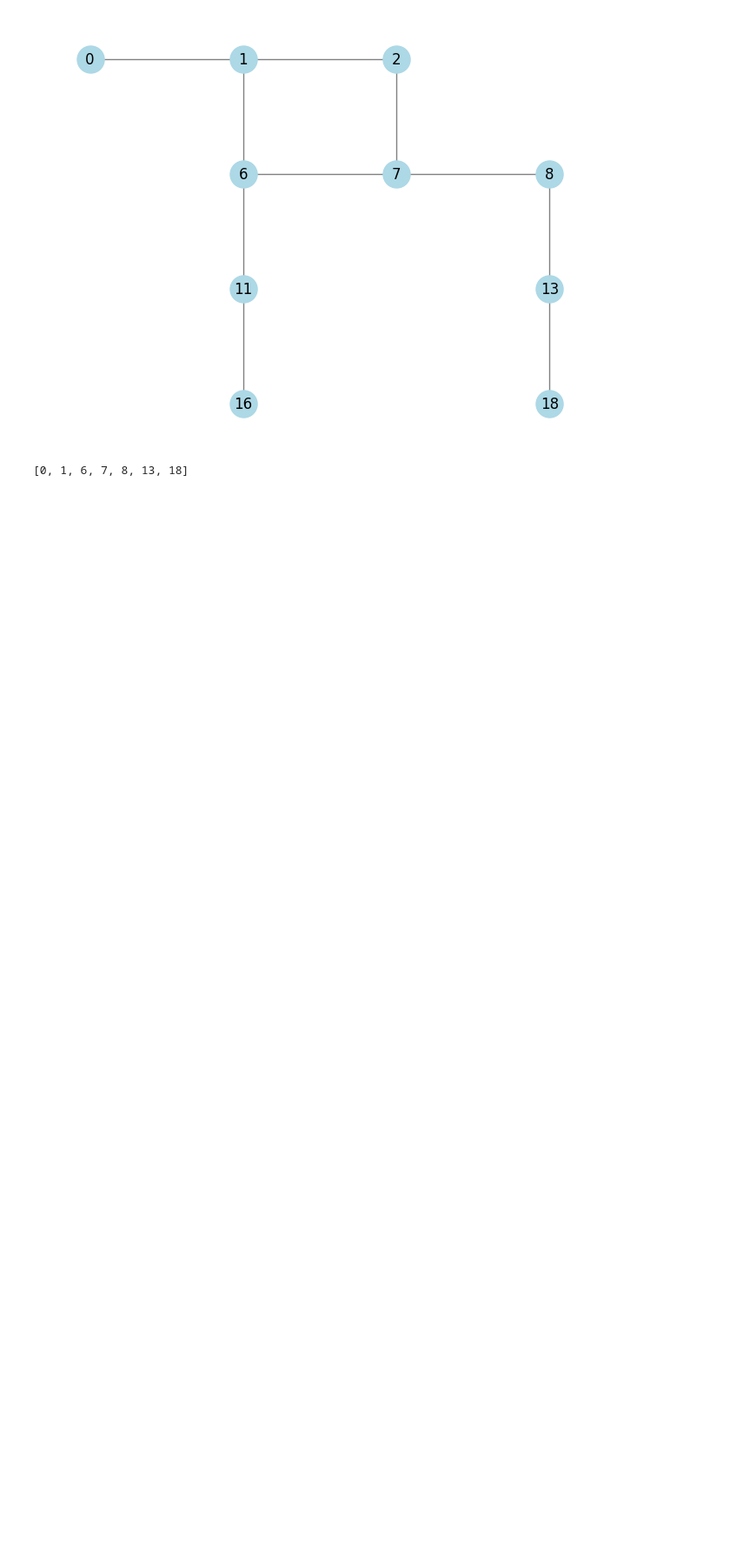
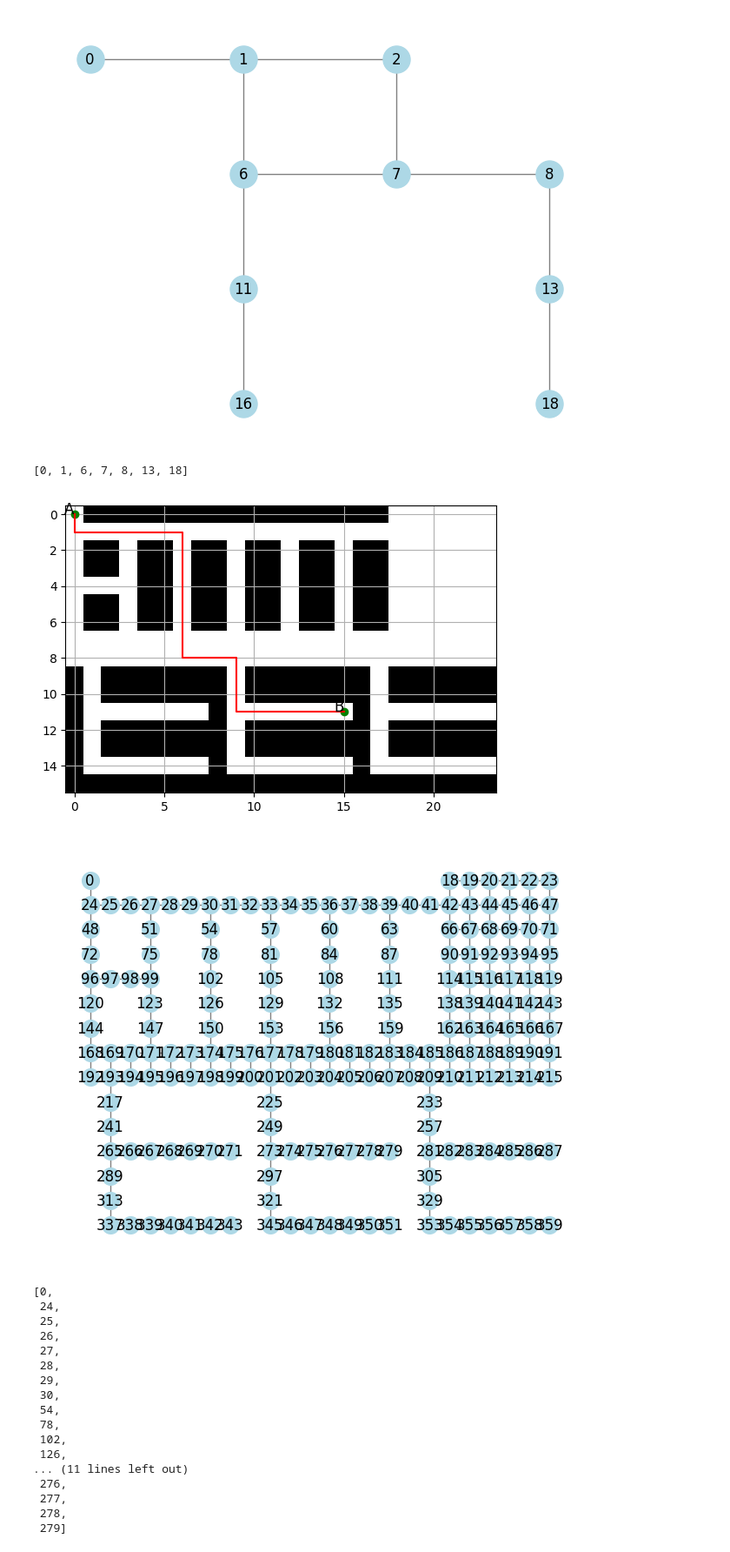
Before and after one commit to coleandreoli/warehouseTSP, a Jupyter notebook: warehouse_data.ipynb, the cells around one changed output. Shown at 87% size. Drawn from its saved outputs; the diff is of its cells as text; code cells hidden in the pictures; blank space fills up the shorter version.

```diff
--- a/warehouse_data.ipynb
+++ b/warehouse_data.ipynb
@@ -197,7 +197,12 @@ class Grid:
                 self.G, start, end, heuristic=heuristic, weight="weight"
             )
         elif model == "dijkstra":
-            return nx.shortest_path(self.G, start, end)
+            try:
+                path = nx.shortest_path(self.G, start, end)
+            except:
+                print("No path found")
+                path = []
+            return path
 
     def plot(self, path=None):
         plt.imshow(self.grid, cmap="gray")
@@ -219,7 +224,7 @@ class Grid:
             self.G,
             pos=pos,
             with_labels=True,
-            node_size=500,
+            node_size=200,
             node_color="lightblue",
             edge_color="gray",
         )
@@ -249,3 +254,36 @@ path
 [figure]
 [figure]
 [0, 1, 6, 7, 8, 13, 18]
+# %%
+grid = np.loadtxt("fruteria.csv", delimiter=",", dtype=int)
+%matplotlib inline
+waypoints = {
+    "A": (0, 0),
+    "B": (15, 11),
+}
+
+g = Grid(grid, waypoints, scale=0.5)
+path = g.find_path("A", "B")
+g.plot(path)
+g.plot_graph()
+print(path)
+# %% [output]
+[figure, added]
+[figure, added]
+[0,
+ 24,
+ 25,
+ 26,
+ 27,
+ 28,
+ 29,
+ 30,
+ 54,
+ 78,
+ 102,
+ 126,
+... (11 lines left out)
+ 276,
+ 277,
+ 278,
+ 279]
```
Also changed, not shown: 2 other files.
